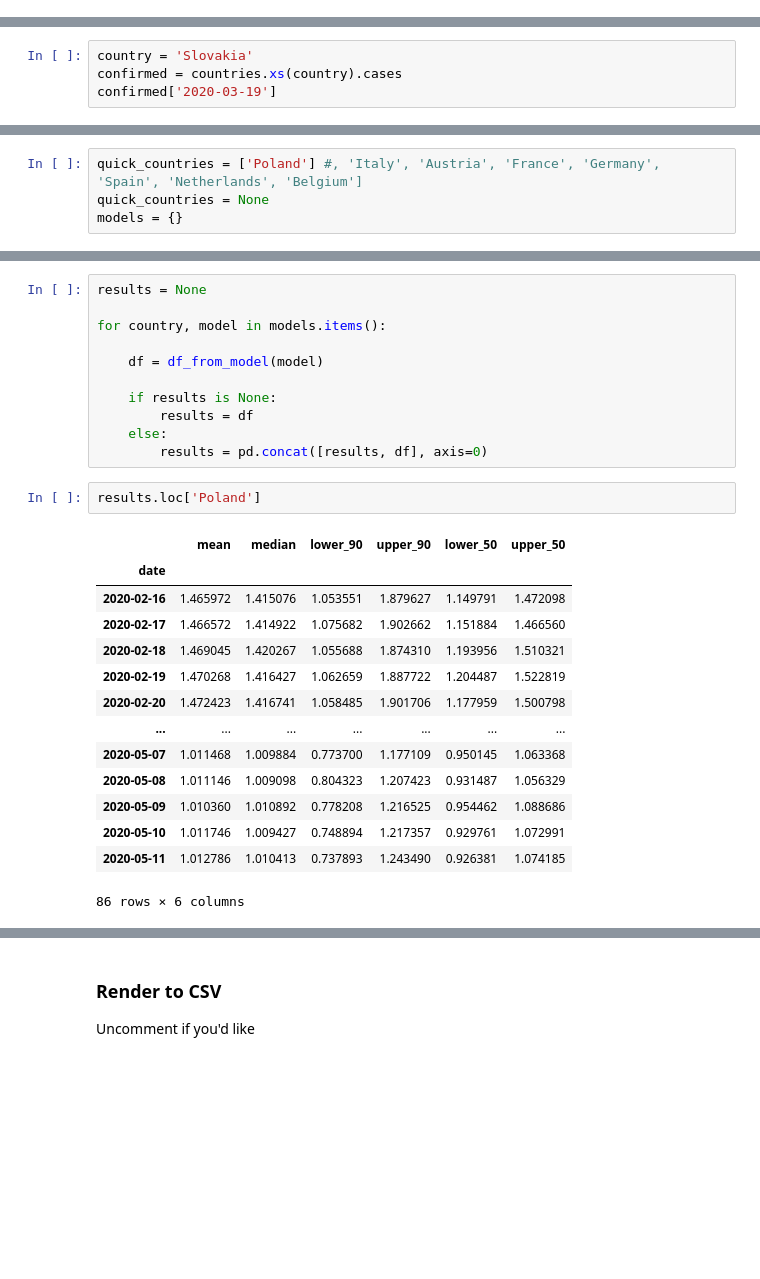
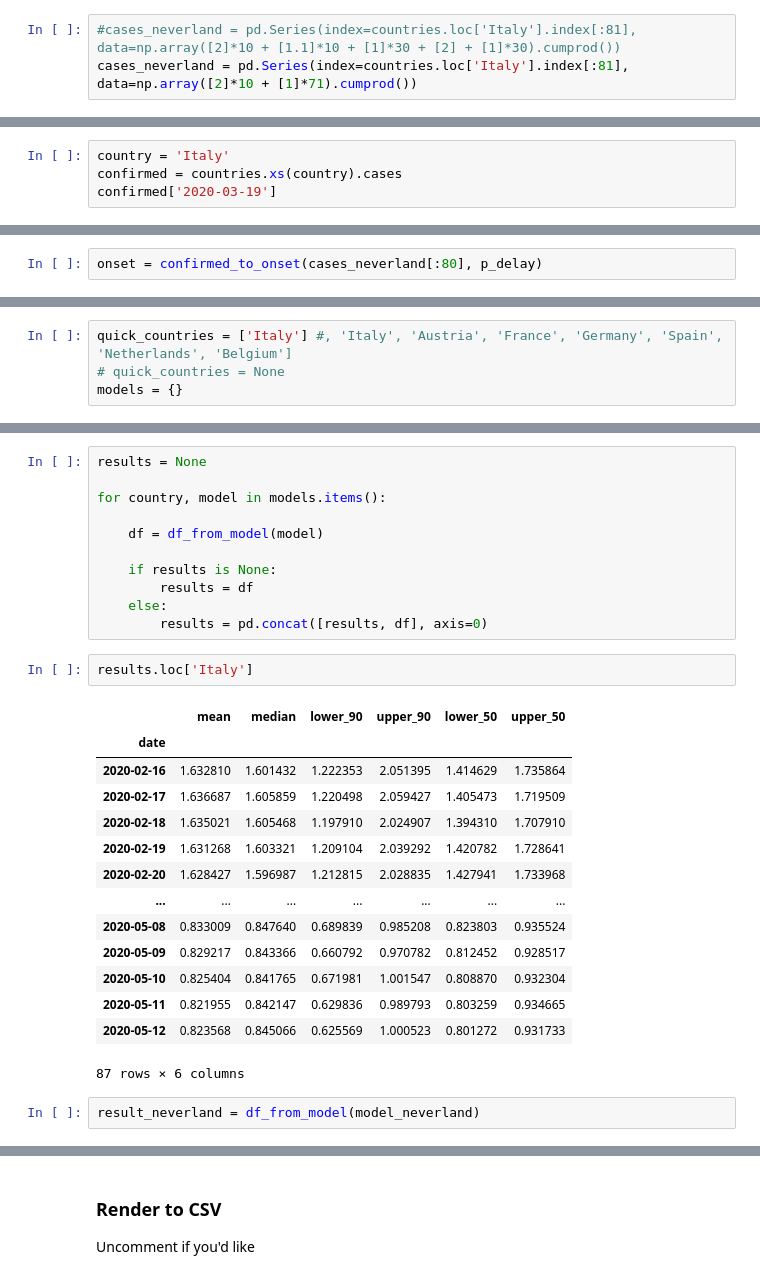
Before and after one commit to maciekrt/covid-19, a Jupyter notebook: Realtime Rt mcmc.ipynb, the cells around one changed output, grey strips where cells are left out. Drawn from its saved outputs; the diff is of its cells as text; blank space fills up the shorter version.

```diff
--- a/Realtime Rt mcmc.ipynb
+++ b/Realtime Rt mcmc.ipynb
@@ -84,0 +95,3 @@ countries
+# %%
+#cases_neverland = pd.Series(index=countries.loc['Italy'].index[:81], data=np.array([2]*10 + [1.1]*10 + [1]*30 + [2] + [1]*30).cumprod())
+cases_neverland = pd.Series(index=countries.loc['Italy'].index[:81], data=np.array([2]*10 + [1]*71).cumprod())
@@ -290,7 +313,7 @@ pdelayDF.to_csv('data/pdelay.csv')
 
 #### Select country Data
 # %%
-country = 'Slovakia'
+country = 'Italy'
 confirmed = countries.xs(country).cases
 confirmed['2020-03-19']
 # %% [output]
@@ -310,4 +333,6 @@ def confirmed_to_onset(confirmed, p_delay):
     return pd.Series(np.flip(convolved[:dates_considered.size]), index=dates_considered, name='Onset')
 # %%
 onset = confirmed_to_onset(confirmed, p_delay)
+# %%
+onset = confirmed_to_onset(cases_neverland[:80], p_delay)
 # %%
@@ -534,4 +557,4 @@ def create_and_run_model(name, country):
 # %%
-quick_countries = ['Poland'] #, 'Italy', 'Austria', 'France', 'Germany', 'Spain', 'Netherlands', 'Belgium']
-quick_countries = None
+quick_countries = ['Italy'] #, 'Italy', 'Austria', 'France', 'Germany', 'Spain', 'Netherlands', 'Belgium']
+# quick_countries = None
 models = {}
@@ -619,19 +613,21 @@ for country, model in models.items():
     else:
         results = pd.concat([results, df], axis=0)
 # %%
-results.loc['Poland']
+results.loc['Italy']
 # %% [output]
 |  | mean | median | lower_90 | upper_90 | lower_50 | upper_50 |
 | date |  |  |  |  |  |  |
-| 2020-02-16 | 1.465972 | 1.415076 | 1.053551 | 1.879627 | 1.149791 | 1.472098 |
-| 2020-02-17 | 1.466572 | 1.414922 | 1.075682 | 1.902662 | 1.151884 | 1.466560 |
-| 2020-02-18 | 1.469045 | 1.420267 | 1.055688 | 1.874310 | 1.193956 | 1.510321 |
-| 2020-02-19 | 1.470268 | 1.416427 | 1.062659 | 1.887722 | 1.204487 | 1.522819 |
-| 2020-02-20 | 1.472423 | 1.416741 | 1.058485 | 1.901706 | 1.177959 | 1.500798 |
+| 2020-02-16 | 1.632810 | 1.601432 | 1.222353 | 2.051395 | 1.414629 | 1.735864 |
+| 2020-02-17 | 1.636687 | 1.605859 | 1.220498 | 2.059427 | 1.405473 | 1.719509 |
+| 2020-02-18 | 1.635021 | 1.605468 | 1.197910 | 2.024907 | 1.394310 | 1.707910 |
+| 2020-02-19 | 1.631268 | 1.603321 | 1.209104 | 2.039292 | 1.420782 | 1.728641 |
+| 2020-02-20 | 1.628427 | 1.596987 | 1.212815 | 2.028835 | 1.427941 | 1.733968 |
 | ... | ... | ... | ... | ... | ... | ... |
-| 2020-05-07 | 1.011468 | 1.009884 | 0.773700 | 1.177109 | 0.950145 | 1.063368 |
-| 2020-05-08 | 1.011146 | 1.009098 | 0.804323 | 1.207423 | 0.931487 | 1.056329 |
-| 2020-05-09 | 1.010360 | 1.010892 | 0.778208 | 1.216525 | 0.954462 | 1.088686 |
-| 2020-05-10 | 1.011746 | 1.009427 | 0.748894 | 1.217357 | 0.929761 | 1.072991 |
-| 2020-05-11 | 1.012786 | 1.010413 | 0.737893 | 1.243490 | 0.926381 | 1.074185 |
+| 2020-05-08 | 0.833009 | 0.847640 | 0.689839 | 0.985208 | 0.823803 | 0.935524 |
+| 2020-05-09 | 0.829217 | 0.843366 | 0.660792 | 0.970782 | 0.812452 | 0.928517 |
+| 2020-05-10 | 0.825404 | 0.841765 | 0.671981 | 1.001547 | 0.808870 | 0.932304 |
+| 2020-05-11 | 0.821955 | 0.842147 | 0.629836 | 0.989793 | 0.803259 | 0.934665 |
+| 2020-05-12 | 0.823568 | 0.845066 | 0.625569 | 1.000523 | 0.801272 | 0.931733 |
-86 rows × 6 columns
+87 rows × 6 columns
+# %%
+result_neverland = df_from_model(model_neverland)
```
Also changed, not shown: parts of 16 cells of this notebook.
